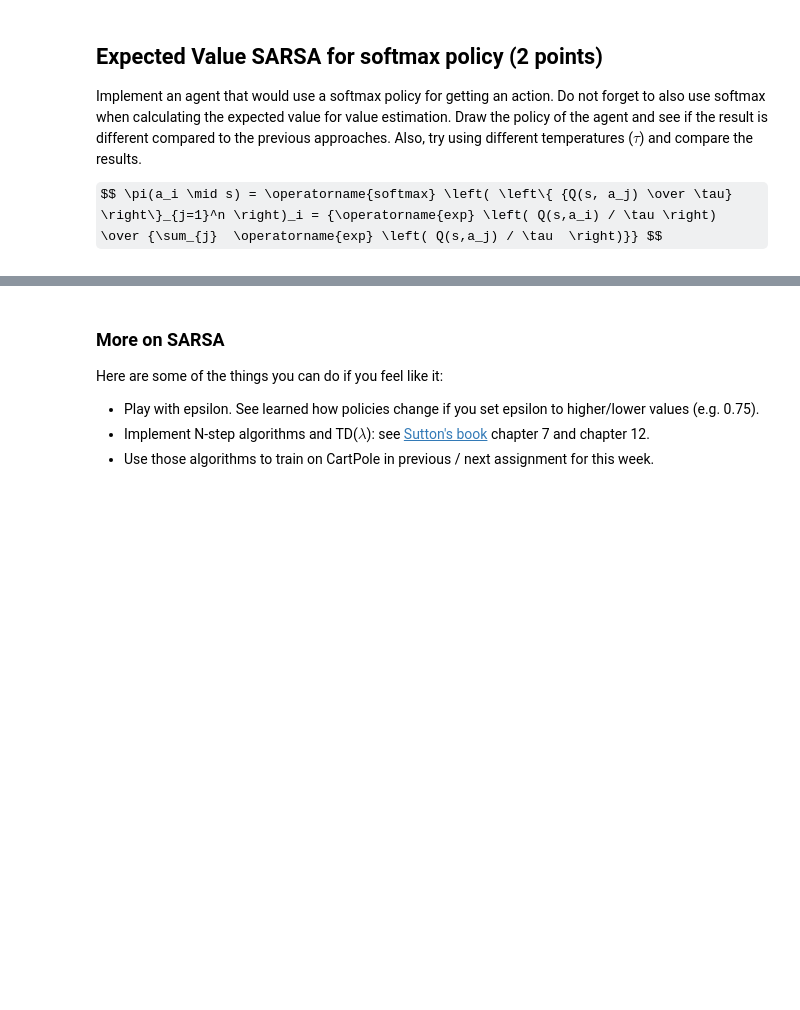
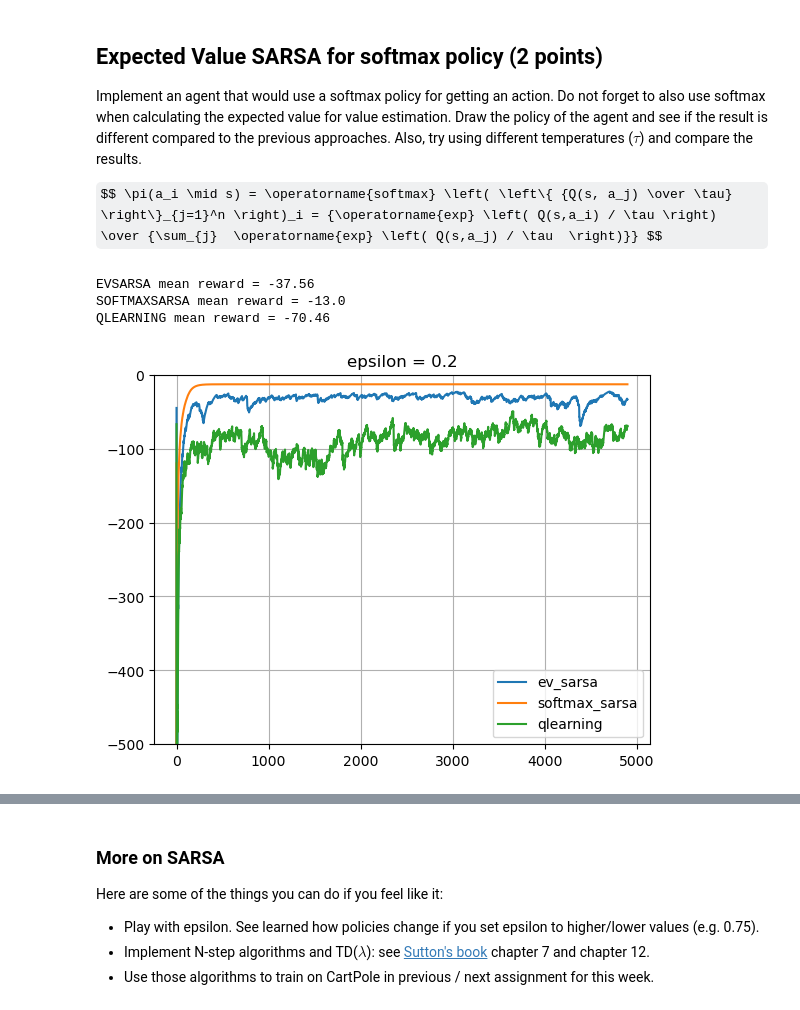
Before and after one commit to raphsimon/Practical_RL_solutions, a Jupyter notebook: week03_model_free/homework.ipynb, the cells around one changed output, grey strips where cells are left out. Drawn from its saved outputs; the diff is of its cells as text; code cells hidden in the pictures; some formulas as TeX source; blank space fills up the shorter version.

Commit message:
Homework SARSA done

```diff
--- a/week03_model_free/homework.ipynb
+++ b/week03_model_free/homework.ipynb
@@ -534,2 +545,38 @@ class SoftmaxEVSarsaAgent(EVSarsaAgent):
 
         return chosen_action
+# %%
+agent_sarsa = EVSarsaAgent(alpha=0.25, epsilon=0.2, discount=0.99,
+                           get_legal_actions=lambda s: range(n_actions))
+
+agent_ql = QLearningAgent(alpha=0.25, epsilon=0.2, discount=0.99,
+                          get_legal_actions=lambda s: range(n_actions))
+
+agent_softmax_sarsa = SoftmaxEVSarsaAgent(alpha=0.25, tau=0.5, discount=0.99,
+                                          get_legal_actions=lambda s: range(n_actions))
+# %%
+rewards_sarsa, rewards_ql, rewards_softmax_sarsa = [], [], []
+
+for i in range(5000):
+    rewards_sarsa.append(play_and_train(env, agent_sarsa))
+    rewards_softmax_sarsa.append(play_and_train(env, agent_softmax_sarsa))
+    rewards_ql.append(play_and_train(env, agent_ql))
+    # Note: agent.epsilon stays constant
+
+    if i % 100 == 0:
+        clear_output(True)
+        print('EVSARSA mean reward =', np.mean(rewards_sarsa[-100:]))
+        print('SOFTMAXSARSA mean reward =', np.mean(rewards_softmax_sarsa[-100:]))
+        print('QLEARNING mean reward =', np.mean(rewards_ql[-100:]))
+        plt.title("epsilon = %s" % agent_ql.epsilon)
+        plt.plot(moving_average(rewards_sarsa), label='ev_sarsa')
+        plt.plot(moving_average(rewards_softmax_sarsa), label='softmax_sarsa')
+        plt.plot(moving_average(rewards_ql), label='qlearning')
+        plt.grid()
+        plt.legend()
+        plt.ylim(-500, 0)
+        plt.show()
+# %% [output]
+EVSARSA mean reward = -37.56
+SOFTMAXSARSA mean reward = -13.0
+QLEARNING mean reward = -70.46
+[figure, added]
```
Also changed, not shown: parts of 12 cells of this notebook.
